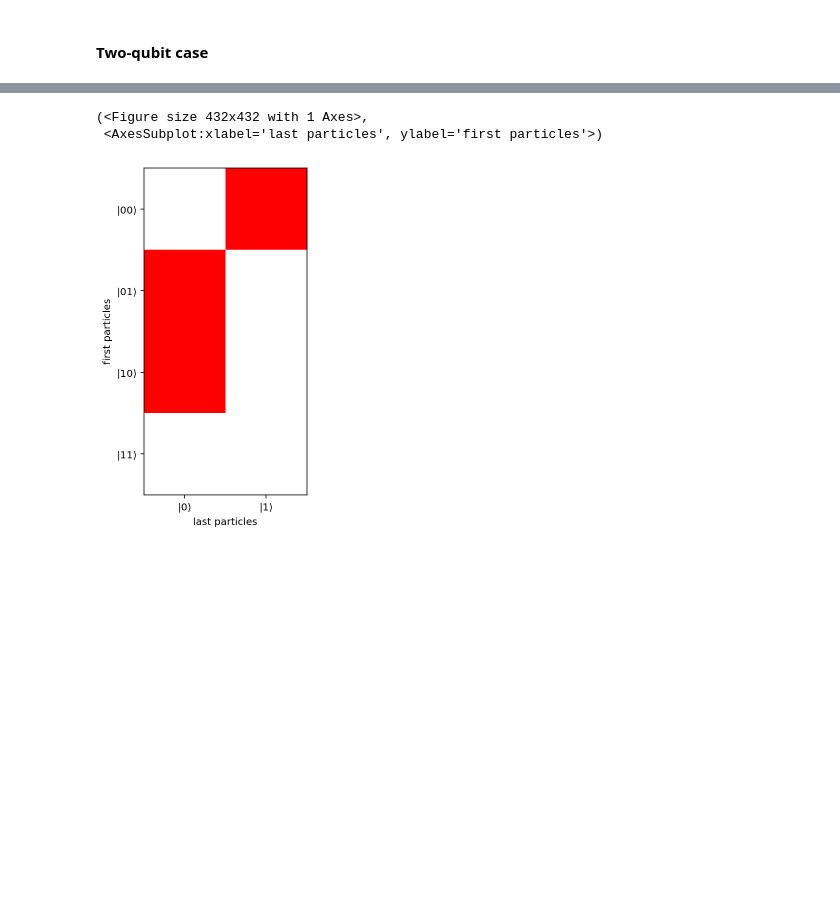
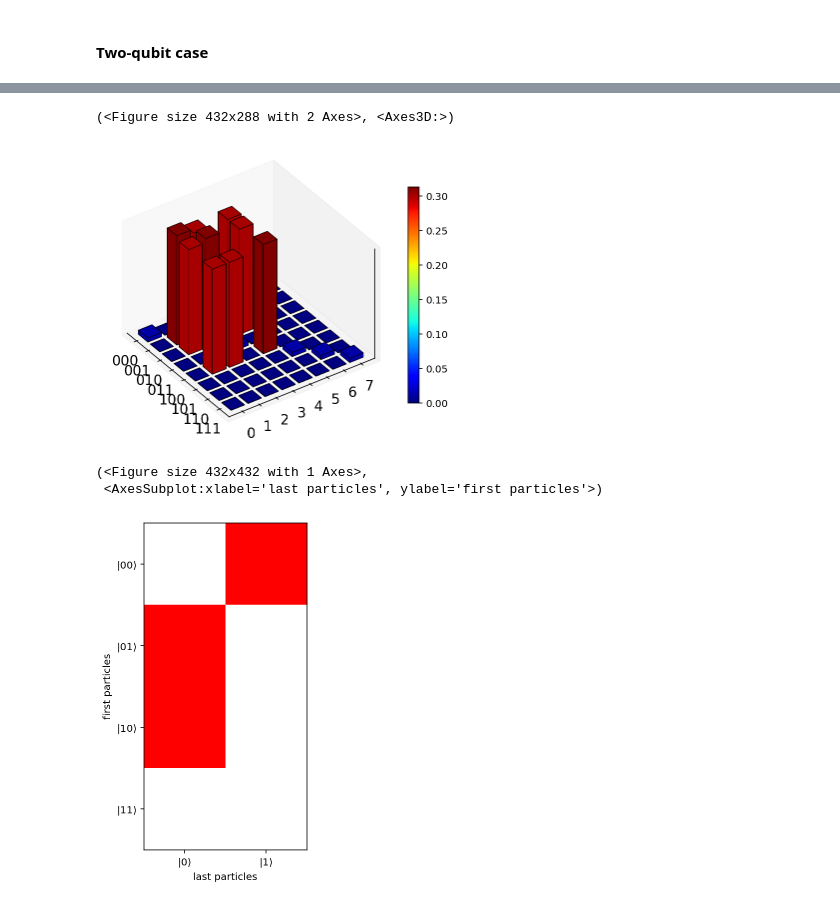
Before and after one commit to Jue-Xu/Entanglement-Witness, a Jupyter notebook: notebook/entangle.ipynb, the cells around one changed output, grey strips where cells are left out. Cells and saved outputs as stored; diff of their text form; code cells hidden in the pictures; blank space fills up the shorter version.

```diff
--- a/notebook/entangle.ipynb
+++ b/notebook/entangle.ipynb
@@ -302 +453,34 @@ Qobj data =
+# %%
+
+# W
+w_3_density = [ ket2dm(w_state(N=3)) * (1 - p_noise) +  p_noise / (2**3) * qeye([2, 2, 2]) for p_noise in [random.random()/3 for i in range(size_train)] ]
+
+# visualization
+matrix_histogram(
+    random.choice(w_3_density),
+    xlabels=['000', '001', '010', '011', '100', '101', '110', '111'],
+    # ylabels=['00', '01', '10', '11'],
+    #  ylabels=None,
+    # title="a random pure product state in density matrix",
+    limits=None,
+    colorbar=True,
+    # fig=fig,
+    # ax=axes[1],
+    fig=None,
+    ax=None,
+    options=None)
+
+# rigorous witness
+
+# Bell inequality
+
+# machine learning ansatz
+
+# w_ansatz = tensor([sigmax(), sigmax(), sigmaz()])
+# print(w_ansatz)
+
+# W style
+# %% [output]
+(<Figure size 432x288 with 2 Axes>, <Axes3D:>)
+[figure, added]
 # %%
```
Also changed, not shown: parts of 19 cells of this notebook, 6 other files.
